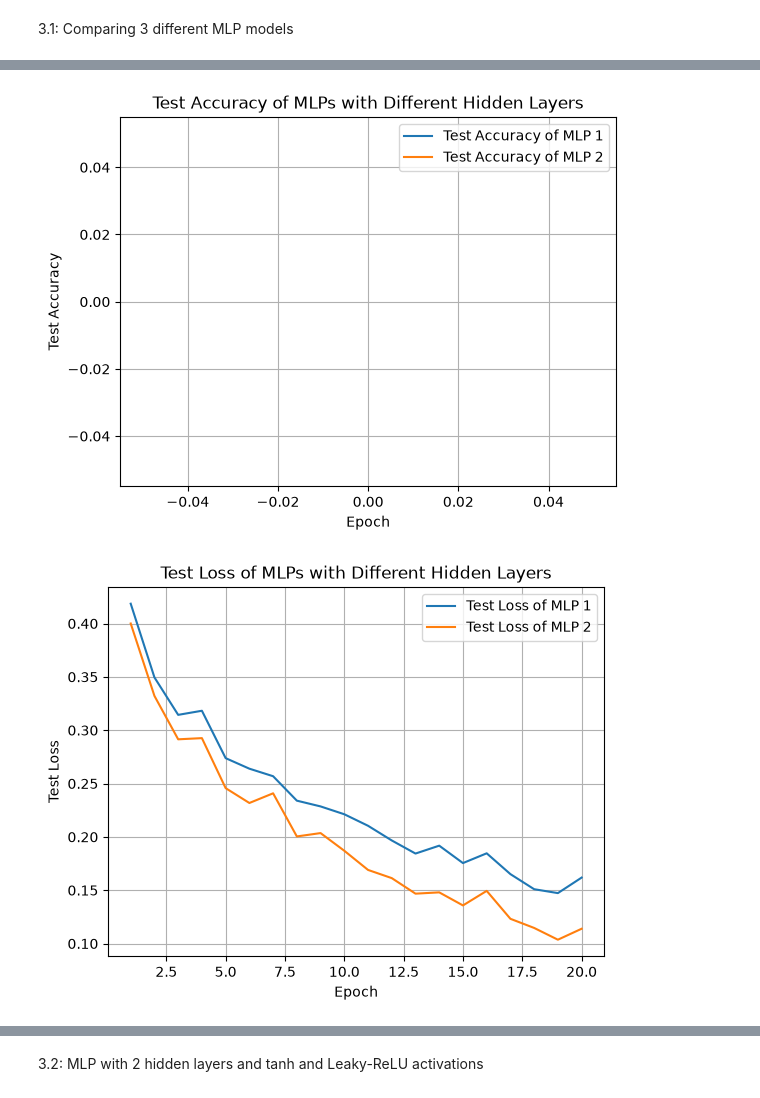
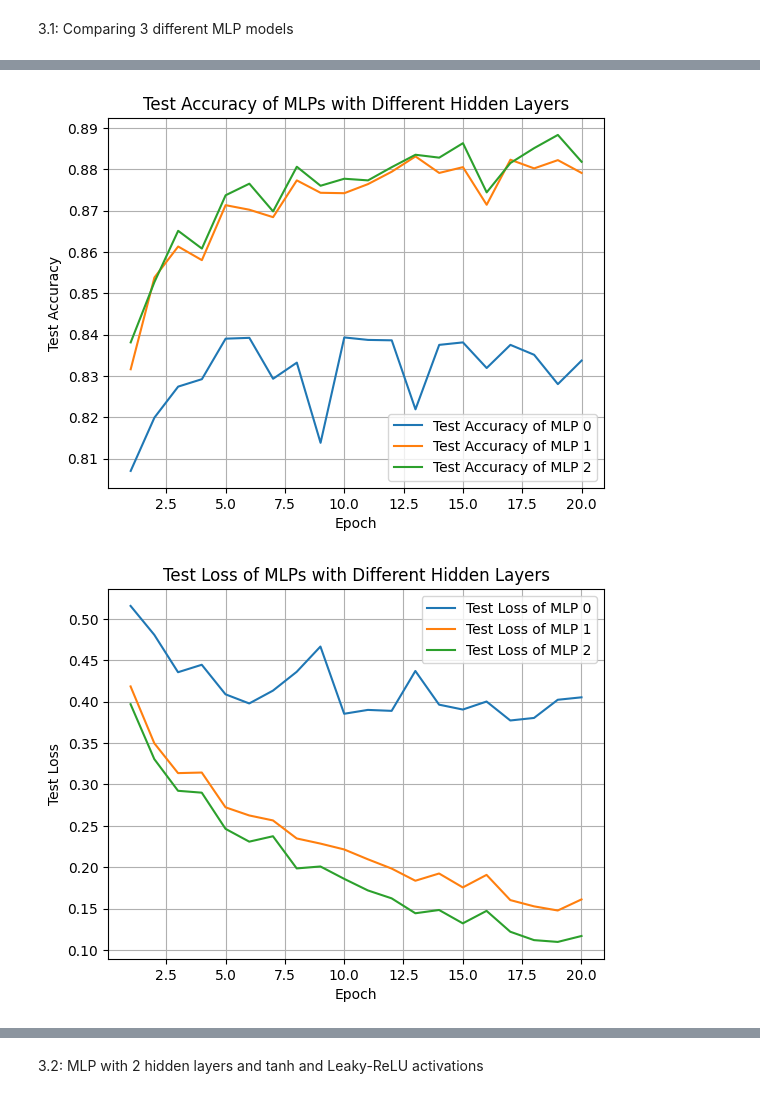
Before and after one commit to mounirammam/COMP551-Group-Project-A3, a Jupyter notebook: COMP551_A3.ipynb, the cells around one changed output, grey strips where cells are left out. Drawn from its saved outputs; the diff is of its cells as text; code cells hidden in the pictures.

Commit message:
finished 3.1,3.3, implemented early stopping + handled none activation

```diff
--- a/COMP551_A3.ipynb
+++ b/COMP551_A3.ipynb
@@ -250,12 +250,13 @@ class MLP:
     # X y numpy arrays or X a dataloader and y=None (for augmentation)
     # saves train val test acc every epoch and keeps the weights of the best val epoch
     def fit(self, X, y=None, learning_rate=0.05, epochs=20, batch_size=64, optimizer=None,
-            X_val=None, y_val=None, X_test=None, y_test=None, name=None, verbose=True, seed=SEED):
+            X_val=None, y_val=None, X_test=None, y_test=None, name=None, verbose=True, seed=SEED, es=False, patience=5):
         optimizer = optimizer or GradientDescent(learning_rate)
         rng = np.random.default_rng(seed)
         params = self.weights + self.biases
         hist = {k: [] for k in ['train_loss', 'train_acc', 'val_loss', 'val_acc', 'test_loss', 'test_acc', 'epoch_time']}
         best_val, best_epoch, best_params = -np.inf, 0, None
+        wait = 0  # for early stopping
 
         for epoch in range(1, epochs + 1):
             t0 = time.time()
@@ -284,12 +285,17 @@ class MLP:
             if score > best_val:
                 best_val, best_epoch = score, epoch
                 best_params = [p.copy() for p in params]
+                wait = 0
+            else:
+                wait += 1
             if verbose:
                 print(f"epoch {epoch:3d} | train loss {tr_loss:.4f} acc {tr_acc:.4f} | "
                       f"val acc {hist['val_acc'][-1]:.4f} | test acc {hist['test_acc'][-1]:.4f} | "
                       f"{hist['epoch_time'][-1]:.1f}s")
             if not np.isfinite(tr_loss):
                 print("loss is nan or inf so we stop")
+                break
+            if es and wait >= patience:
                 break
 
         for p, best in zip(params, best_params):
@@ -386,13 +392,12 @@ y2_test_pred = mlp_2.predict(X_test)
 y2_test_acc = evaluate_acc(y_test, y2_test_pred)
 
 #Create Plots
-#hist = {k: [] for k in ['train_loss', 'train_acc', 'val_loss', 'val_acc', 'test_loss', 'test_acc', 'epoch_time']}
-# epoch0 = range(1, len(mlp_0.history['test_acc']) + 1)
+epoch0 = range(1, len(mlp_0.history['test_acc']) + 1)
 epoch1 = range(1, len(mlp_1.history['test_acc']) + 1)
 epoch2 = range(1, len(mlp_2.history['test_acc']) + 1 )
 
 #plot mlp_0, mlp_1, mlp_2
-# plt.plot(epoch0, mlp_0.history['test_acc'], label='Test Accuracy of MLP 0')
+plt.plot(epoch0, mlp_0.history['test_acc'], label='Test Accuracy of MLP 0')
 plt.plot(epoch1, mlp_1.history['test_acc'], label='Test Accuracy of MLP 1')
 plt.plot(epoch2, mlp_2.history['test_acc'], label='Test Accuracy of MLP 2')
 
@@ -404,7 +409,7 @@ plt.grid(True)
 plt.show()
 
 #Plot Loss vs epochs
-# plt.plot(epoch0, mlp_0.history['train_loss'], label='Test Loss of MLP 0')
+plt.plot(epoch0, mlp_0.history['train_loss'], label='Test Loss of MLP 0')
 plt.plot(epoch1, mlp_1.history['train_loss'], label='Test Loss of MLP 1')
 plt.plot(epoch2, mlp_2.history['train_loss'], label='Test Loss of MLP 2')
 
@@ -417,8 +422,7 @@ plt.show()
 
 #Plot test accuracies
 models = ['mlp 0 hidden layers', 'mlp 1 hidden layer', 'mlp 2 hidden layers']
-# test_accs = [y0_test_acc, y1_test_acc, y2_test_acc]
-test_accs = [y1_test_acc, y1_test_acc, y2_test_acc]
+test_accs = [y0_test_acc, y1_test_acc, y2_test_acc]
 
 plt.bar(models, test_accs)
 plt.title('Comparison of Test Accuracies of MLPs with Different Hidden Layers')
@@ -446,2 +471,2 @@ epoch  20 | train loss 0.1139 acc 0.9585 | val acc nan | test acc nan | 4.7s
-[figure, old version]
+[figure, new version]
-[figure, old version]
+[figure, new version]
```
Also changed, not shown: parts of 8 cells of this notebook.
